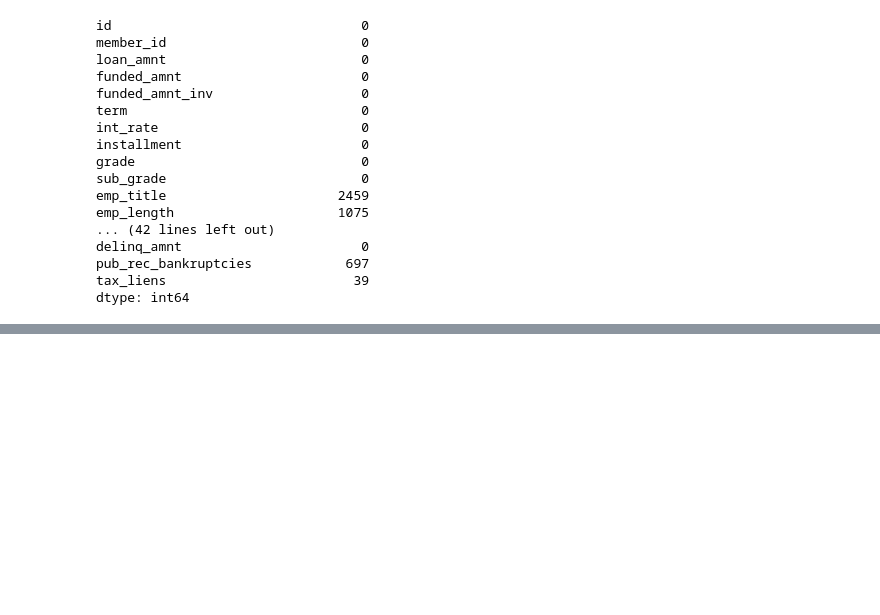
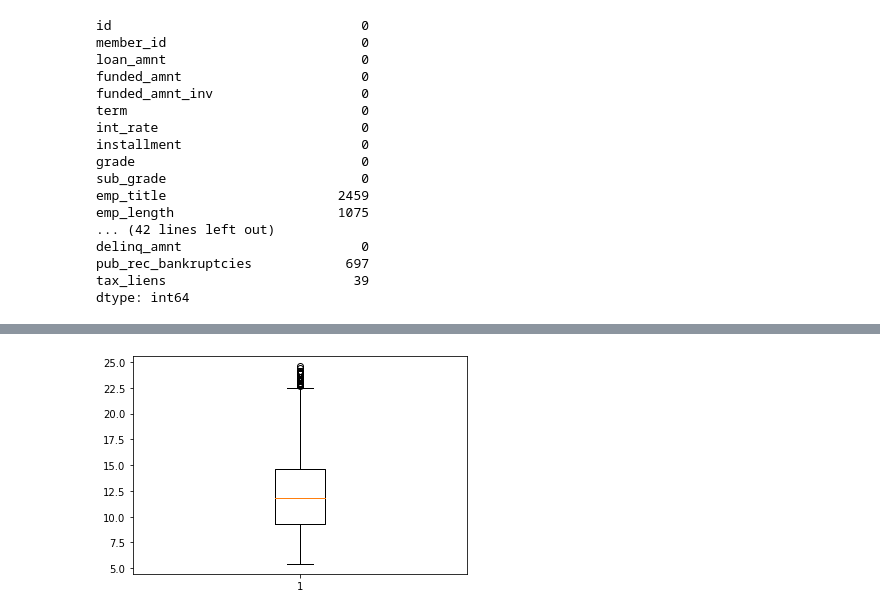
Before and after one commit to KhushiSindhu/Landing-Club-Case-Study, a Jupyter notebook: Santosh.ipynb, the cells around one changed output, grey strips where cells are left out. Cells and saved outputs as stored; diff of their text form; code cells hidden in the pictures; blank space fills up the shorter version.

Commit message:
updated for data cleaning

```diff
--- a/Santosh.ipynb
+++ b/Santosh.ipynb
@@ -94,0 +113,2 @@ dtype: int64
+# %%
+loanData['emp_title']=loanData['emp_title'].apply(lambda x: "Unnamed" if pd.isnull(x) else x)
@@ -94,0 +123,2 @@ dtype: int64
+# %%
+loanData['mths_since_last_delinq']=loanData['mths_since_last_delinq'].apply(lambda x: 0 if pd.isnull(x) else x)
@@ -98,0 +232,4 @@ loanData.shape
+# %%
+# Clean the term column and convert this to float
+loanData.term= loanData.term.apply(lambda x: x.split(" ")[1]).astype("float")
+loanData.term
@@ -98,0 +265,4 @@ loanData.shape
+# %%
+# Clean the int_rate column and convert this to float
+loanData.int_rate= loanData.int_rate.apply(lambda x: x.replace("%","")).astype("float")
+loanData.int_rate
@@ -104,0 +325,5 @@ Name: next_pymnt_d, dtype: int64
+# %%
+plt.boxplot(loanData.int_rate)
+plt.show()
+# %% [output]
+[figure, added]
```
Also changed, not shown: parts of 36 cells of this notebook.
